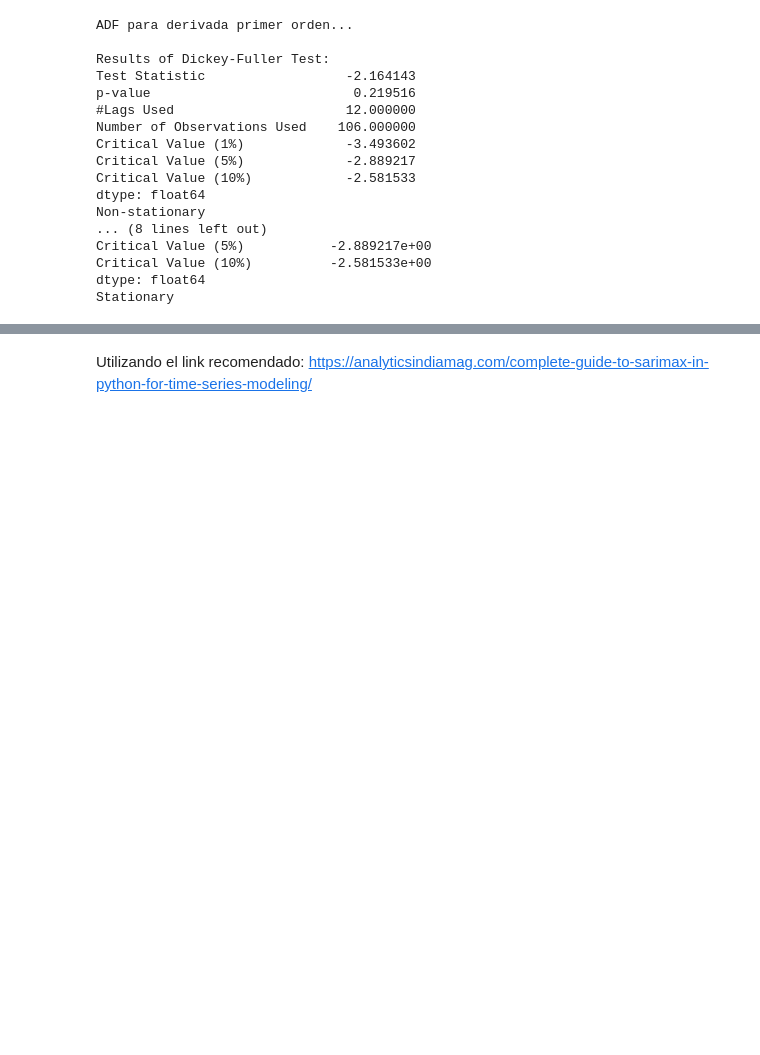
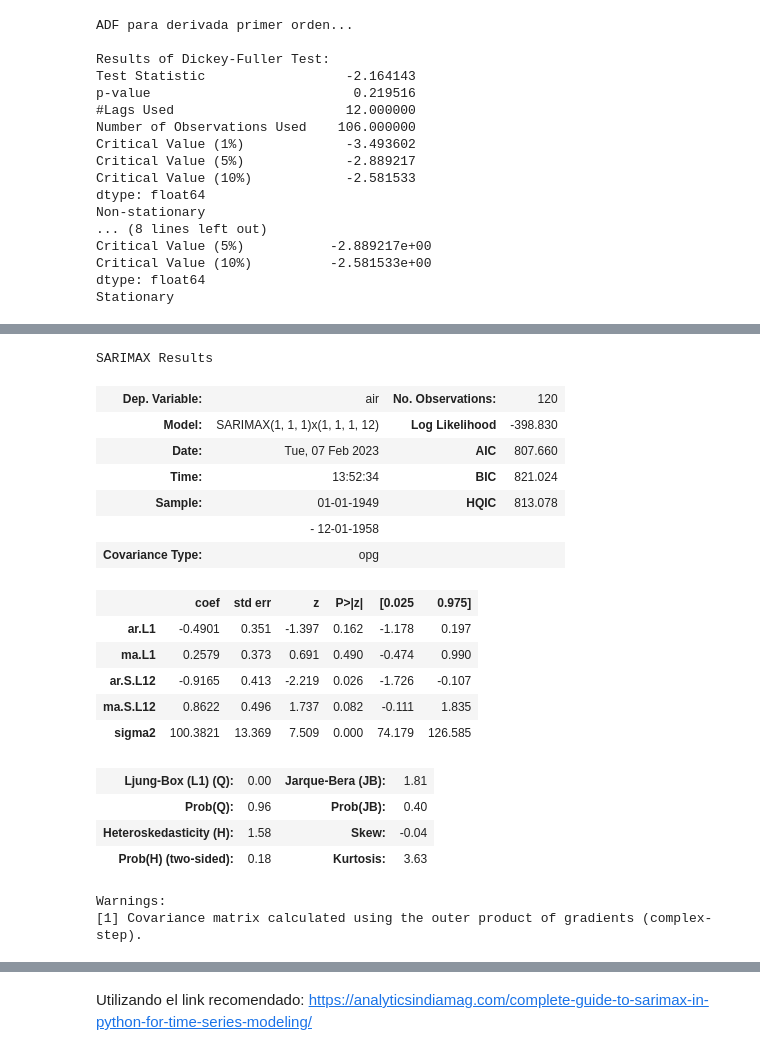
Before and after one commit to paucardenasg/ProyectoConjunto_PDCARDENAS_RGALLARDO, a Jupyter notebook: Tarea_2.ipynb, the cells around one changed output, grey strips where cells are left out. Drawn from its saved outputs; the diff is of its cells as text; code cells hidden in the pictures; blank space fills up the shorter version.

```diff
--- a/Tarea_2.ipynb
+++ b/Tarea_2.ipynb
@@ -818,6 +820,28 @@ plot_acf_pacf(diff2_values, {'lags':20})
 # %%
 model_sarimax = sm.tsa.statespace.SARIMAX(train['air'],order=(1, 1, 1),seasonal_order=(1,1,1,12))
 results = model_sarimax.fit()
+results.summary()
+# %% [output]
+SARIMAX Results
+| Dep. Variable: | air | No. Observations: | 120 |
+| Model: | SARIMAX(1, 1, 1)x(1, 1, 1, 12) | Log Likelihood | -398.830 |
+| Date: | Tue, 07 Feb 2023 | AIC | 807.660 |
+| Time: | 13:52:34 | BIC | 821.024 |
+| Sample: | 01-01-1949 | HQIC | 813.078 |
+|  | - 12-01-1958 |  |  |
+| Covariance Type: | opg |  |  |
+|  | coef | std err | z | P>|z| | [0.025 | 0.975] |
+| ar.L1 | -0.4901 | 0.351 | -1.397 | 0.162 | -1.178 | 0.197 |
+| ma.L1 | 0.2579 | 0.373 | 0.691 | 0.490 | -0.474 | 0.990 |
+| ar.S.L12 | -0.9165 | 0.413 | -2.219 | 0.026 | -1.726 | -0.107 |
+| ma.S.L12 | 0.8622 | 0.496 | 1.737 | 0.082 | -0.111 | 1.835 |
+| sigma2 | 100.3821 | 13.369 | 7.509 | 0.000 | 74.179 | 126.585 |
+| Ljung-Box (L1) (Q): | 0.00 | Jarque-Bera (JB): | 1.81 |
+| Prob(Q): | 0.96 | Prob(JB): | 0.40 |
+| Heteroskedasticity (H): | 1.58 | Skew: | -0.04 |
+| Prob(H) (two-sided): | 0.18 | Kurtosis: | 3.63 |
+Warnings:
+[1] Covariance matrix calculated using the outer product of gradients (complex-step).
 # %%
 data2['forecast'] = results.predict(start=120,end=144,dynamic=True)
 data2[['air','forecast']].plot(figsize=(8,5))
```
Also changed, not shown: parts of 50 cells of this notebook.
